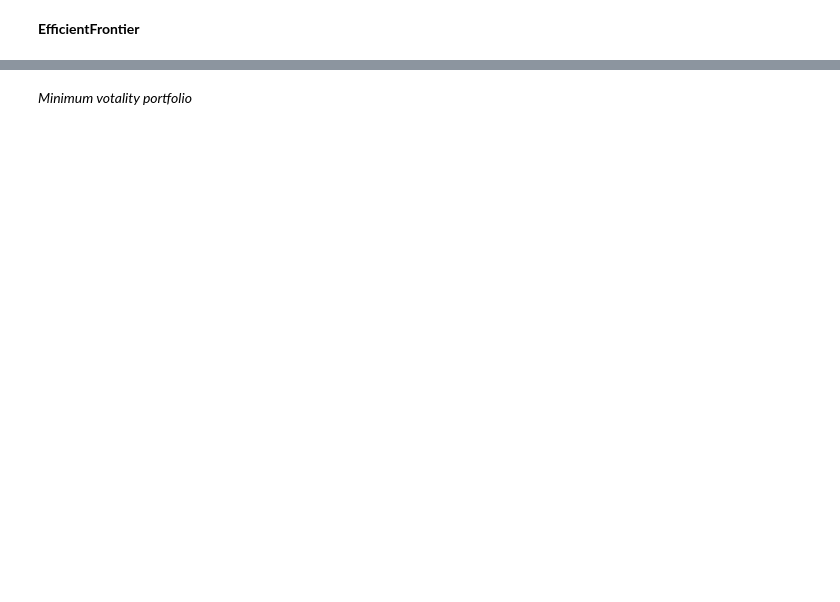
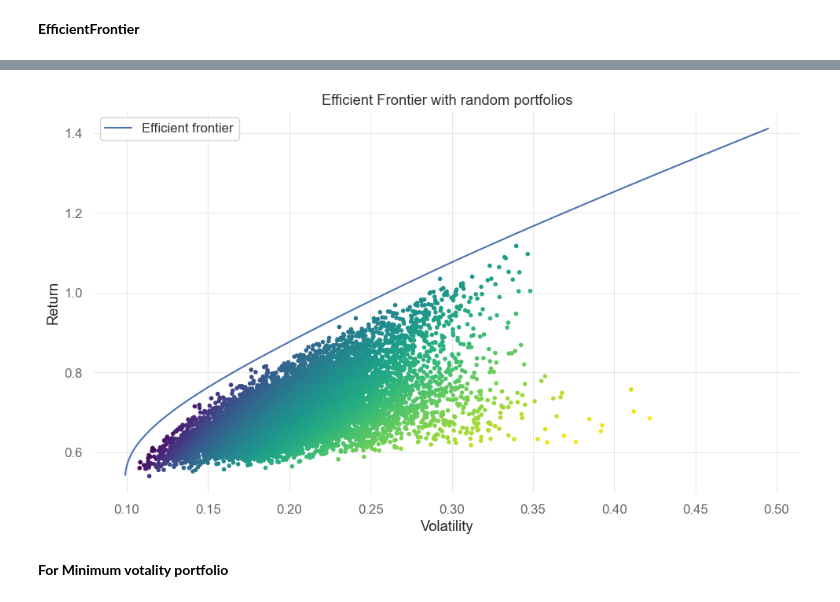
Before and after one commit to Thantip43/Portfolio_optimization, a Jupyter notebook: Code/4.0 Portfolio Optimization.ipynb, the cells around one changed output, grey strips where cells are left out. Drawn from its saved outputs; the diff is of its cells as text; code cells hidden in the pictures; blank space fills up the shorter version.

```diff
--- a/Code/4.0 Portfolio Optimization.ipynb
+++ b/Code/4.0 Portfolio Optimization.ipynb
@@ -201,0 +167,9 @@ plt.show()
+# %%
+n_samples = 10000
+w = np.random.dirichlet(np.ones(len(ER)), n_samples)
+rets = w.dot(ER)
+stds = np.sqrt((w.T * (cov @ w.T)).sum(axis=0))
+sharpes = rets / stds
+
+print("Sample portfolio returns:", rets)
+print("Sample portfolio volatilities:", stds)
@@ -202,4 +190,26 @@ plt.show()
+# %%
+# Plot efficient frontier with Monte Carlo simulation
+ef = EfficientFrontier(ER, cov)
+
+fig, ax = plt.subplots()
+plotting.plot_efficient_frontier(ef, ax=ax, show_assets=False)
+
+# Find and plot the tangency portfolio
+ef2 = EfficientFrontier(ER, cov)
+ef2.max_sharpe()
+ret_tangent, std_tangent, _ = ef2.portfolio_performance()
+
+# Plot random portfolios
+ax.scatter(stds, rets, marker=".", c=sharpes, cmap="viridis_r")
+
+# Format
+ax.set_title("Efficient Frontier with random portfolios")
+ax.legend()
+plt.tight_layout()
+plt.show()
+# %% [output]
+[figure, added]
 # %% [markdown]
-*Minimum votality portfolio*
+**For Minimum votality portfolio**
 # %%
 # Calculating EfficientFrontier
```
Also changed, not shown: parts of 41 cells of this notebook, 1 other file.
